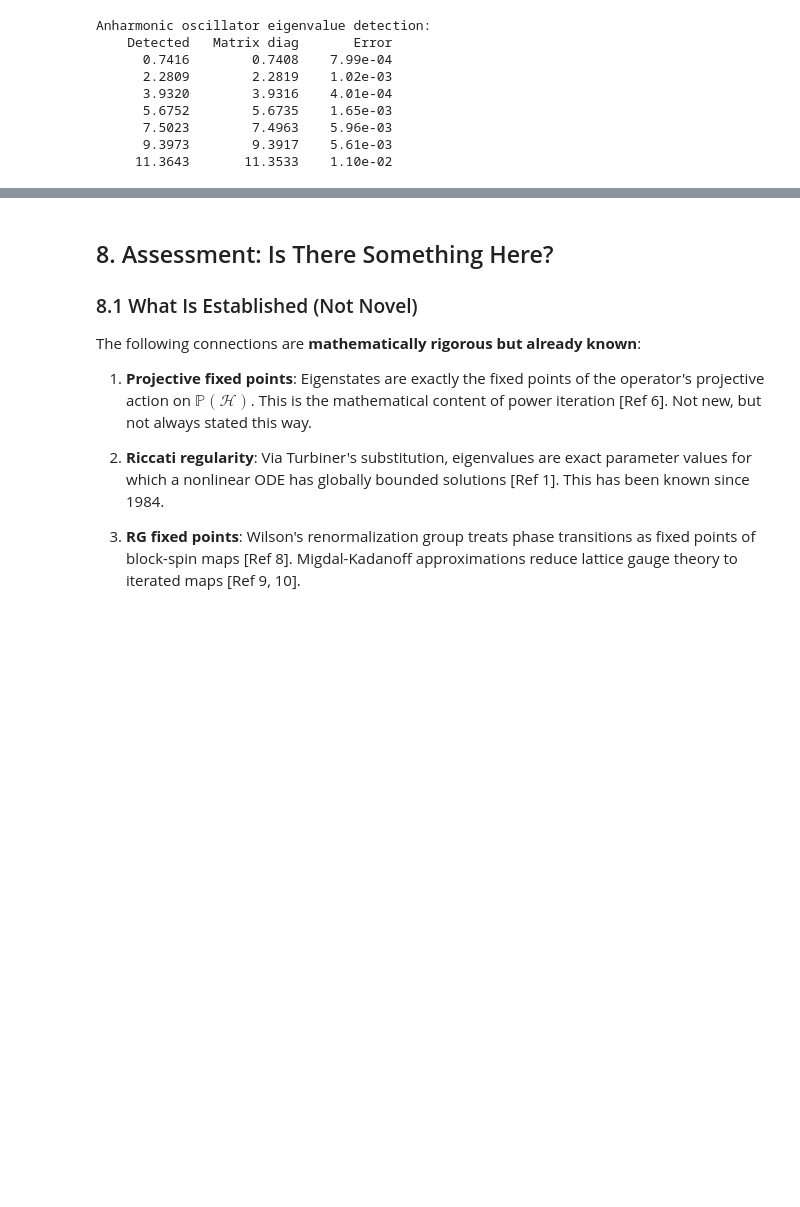
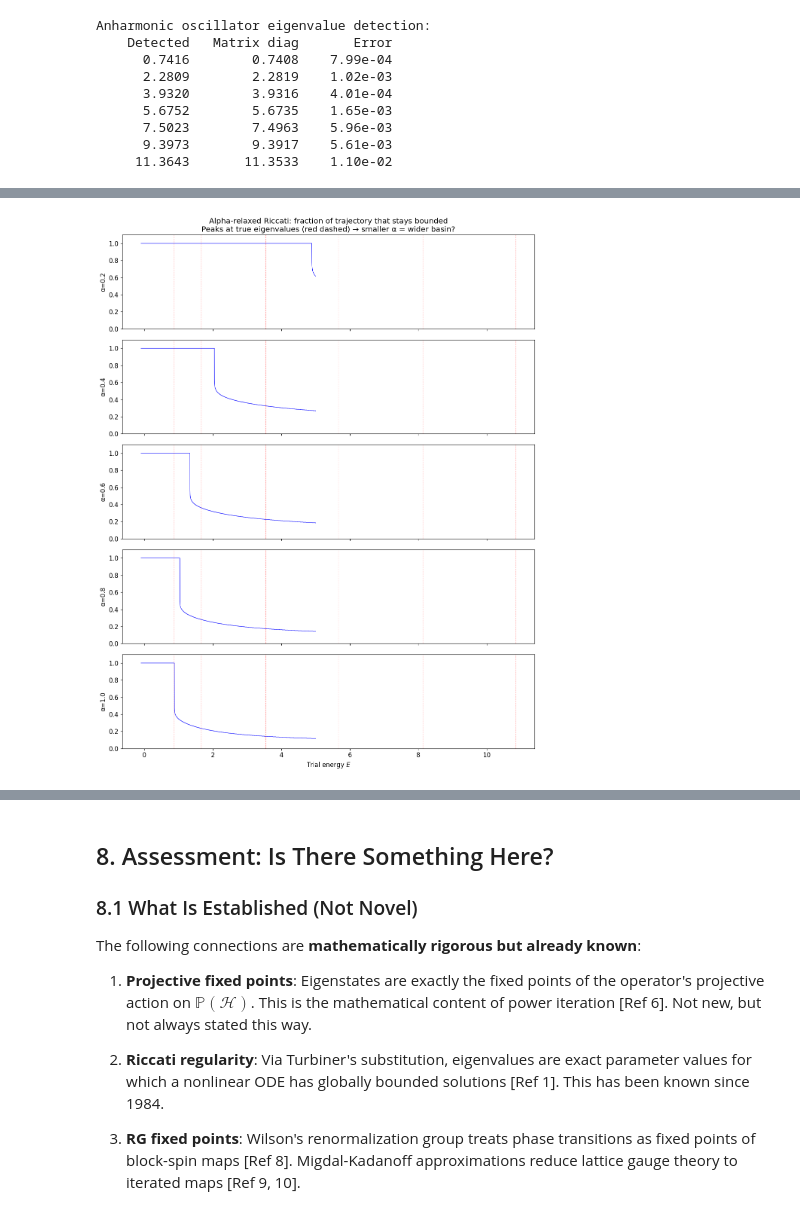
Before and after one commit to Keenan-M-Stone/Petrification, a Jupyter notebook: notebooks/eigenstate_fixedpoint_correspondence.ipynb, the cells around one changed output, grey strips where cells are left out. Drawn from its saved outputs; the diff is of its cells as text; code cells hidden in the pictures; blank space fills up the shorter version.

```diff
--- a/notebooks/eigenstate_fixedpoint_correspondence.ipynb
+++ b/notebooks/eigenstate_fixedpoint_correspondence.ipynb
@@ -682,0 +803,94 @@ Anharmonic oscillator eigenvalue detection:
+# %%
+# Experiment 2: Double-well tunnel splitting test
+# The double_well V(x) = (x^2 - 1)^2 has quasi-degenerate pairs.
+# Can alpha-relaxed Riccati resolve the splitting better than standard shooting?
+
+V_dw = lambda x: double_well(x, a=1.0)
+
+# Ground truth: high-resolution matrix diag
+x_truth = np.linspace(-6, 6, 3000)
+E_truth = eigh(discretize_hamiltonian(V_dw, x_truth), eigvals_only=True)[:8]
+splittings_truth = [E_truth[i+1] - E_truth[i] for i in range(0, 8, 2)]
+
+print("Double-well eigenvalues (ground truth, N=3000):")
+for i, e in enumerate(E_truth):
+    pair_label = f"  pair {i//2}" if i % 2 == 0 else f"  pair {i//2}  Δ={e - E_truth[i-1]:.6e}"
+    print(f"  E_{i} = {e:.8f}{pair_label}")
+
+# Standard shooting at various grid resolutions
+print(f"\n{'─' * 60}")
+print("Standard Riccati shooting: can it resolve the splittings?")
+print(f"{'─' * 60}")
+
+for n_E in [500, 2000, 8000]:
+    E_scan_dw = np.linspace(-0.1, 8.0, n_E)
+    E_det = detect_eigenvalues(V_dw, E_scan_dw, x_span=(0.0, 4.5), order=5)
+
+    # Try to match pairs
+    found_pairs = []
+    used = set()
+    for e_true in E_truth[:6]:
+        closest = np.argmin(np.abs(E_det - e_true))
+        if closest not in used and abs(E_det[closest] - e_true) < 0.5:
+            found_pairs.append(E_det[closest])
+            used.add(closest)
+
+    print(f"\n  n_E = {n_E}: found {len(E_det)} eigenvalues, matched {len(found_pairs)}/6")
+    if len(found_pairs) >= 2:
+        for i in range(0, min(len(found_pairs), 6), 2):
+            if i + 1 < len(found_pairs):
+                split = found_pairs[i+1] - found_pairs[i]
+                true_split = E_truth[i+1] - E_truth[i]
+                print(f"    Pair {i//2}: split={split:.6e} (true={true_split:.6e}, "
+                      f"rel_err={abs(split-true_split)/true_split:.2e})")
+
+# Alpha-relaxed Riccati: scan alpha values to see if any improve detection
+print(f"\n{'─' * 60}")
+print("Alpha-relaxed Riccati: does damping help?")
+print(f"{'─' * 60}")
+
+x_ric_grid = np.linspace(0, 5, 500)
+E_fine_dw = np.linspace(-0.1, 5.0, 2000)
+
+# For each trial eigenvalue, check if the Riccati trajectory stays bounded
+# with different alpha values
+alpha_test = [0.2, 0.4, 0.6, 0.8, 1.0]
+fig, axes = plt.subplots(len(alpha_test), 1, figsize=(12, 3*len(alpha_test)), sharex=True)
+
+for idx, alpha_r in enumerate(alpha_test):
+    divergence_measure = np.zeros(len(E_fine_dw))
+
+    for j, E_trial in enumerate(E_fine_dw):
+        traj = riccati_alpha(V_dw, E_trial, x_ric_grid, y0=0.0, alpha=alpha_r, max_y=1e6)
+        # Measure: how long does the trajectory stay bounded?
+        bounded = np.sum(np.abs(traj) < 100)
+        divergence_measure[j] = bounded / len(x_ric_grid)
+
+    axes[idx].plot(E_fine_dw, divergence_measure, 'b-', lw=0.8)
+    for e in E_truth[:6]:
+        axes[idx].axvline(e, color='red', alpha=0.4, lw=0.8, ls='--')
+    axes[idx].set_ylabel(f'α={alpha_r}')
+    axes[idx].set_ylim(0, 1.1)
+
+axes[-1].set_xlabel('Trial energy $E$')
+axes[0].set_title('Alpha-relaxed Riccati: fraction of trajectory that stays bounded\n'
+                   'Peaks at true eigenvalues (red dashed) → smaller α = wider basin?')
+plt.tight_layout()
+plt.show()
+
+# Check: does lower alpha widen the convergence basin around eigenvalues?
+print("\nBasin width around E_0 (ground state) for each alpha:")
+E_gs = E_truth[0]
+E_fine_zoom = np.linspace(E_gs - 0.5, E_gs + 0.5, 1000)
+
+for alpha_r in alpha_test:
+    bounded_count = 0
+    for E_trial in E_fine_zoom:
+        traj = riccati_alpha(V_dw, E_trial, x_ric_grid, y0=0.0, alpha=alpha_r, max_y=1e6)
+        if np.all(np.abs(traj) < 100):
+            bounded_count += 1
+    basin_fraction = bounded_count / len(E_fine_zoom)
+    basin_width = basin_fraction * (E_fine_zoom[-1] - E_fine_zoom[0])
+    print(f"  α = {alpha_r}: {bounded_count}/{len(E_fine_zoom)} bounded "
+          f"→ basin width ≈ {basin_width:.4f}")
+# %% [output]
@@ -682,0 +914 @@ Anharmonic oscillator eigenvalue detection:
+[figure, added]
```
Also changed, not shown: parts of 8 cells of this notebook.
